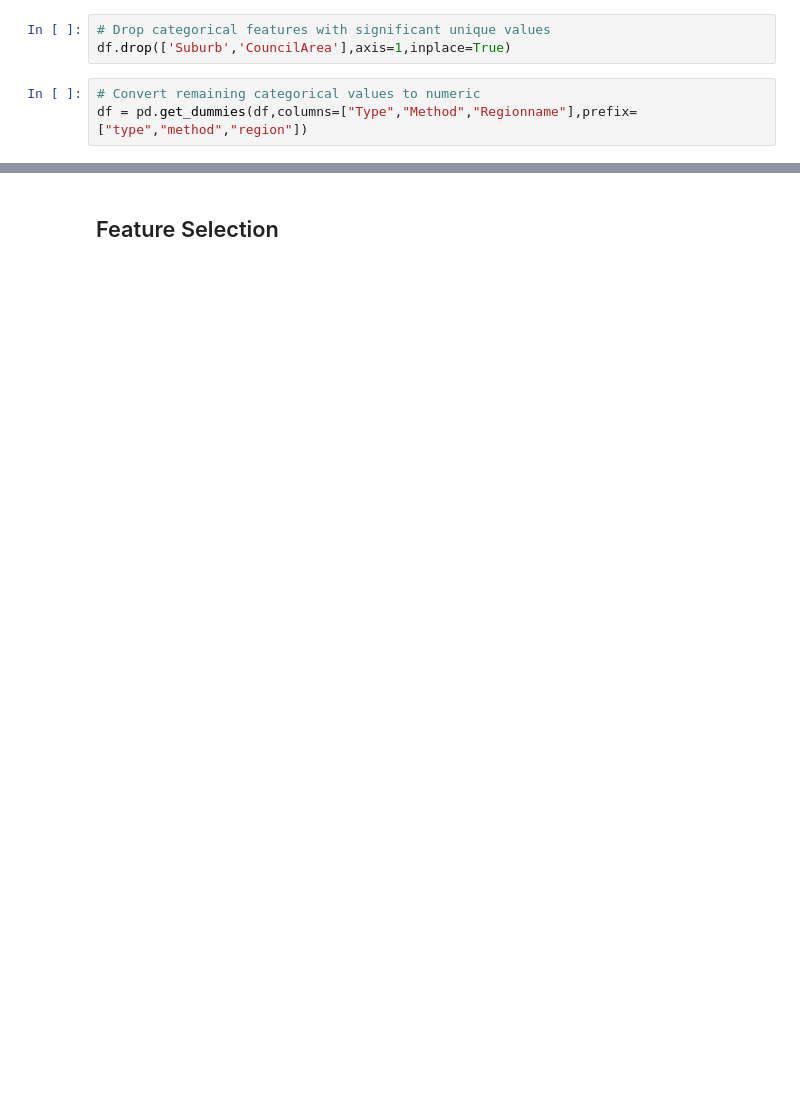
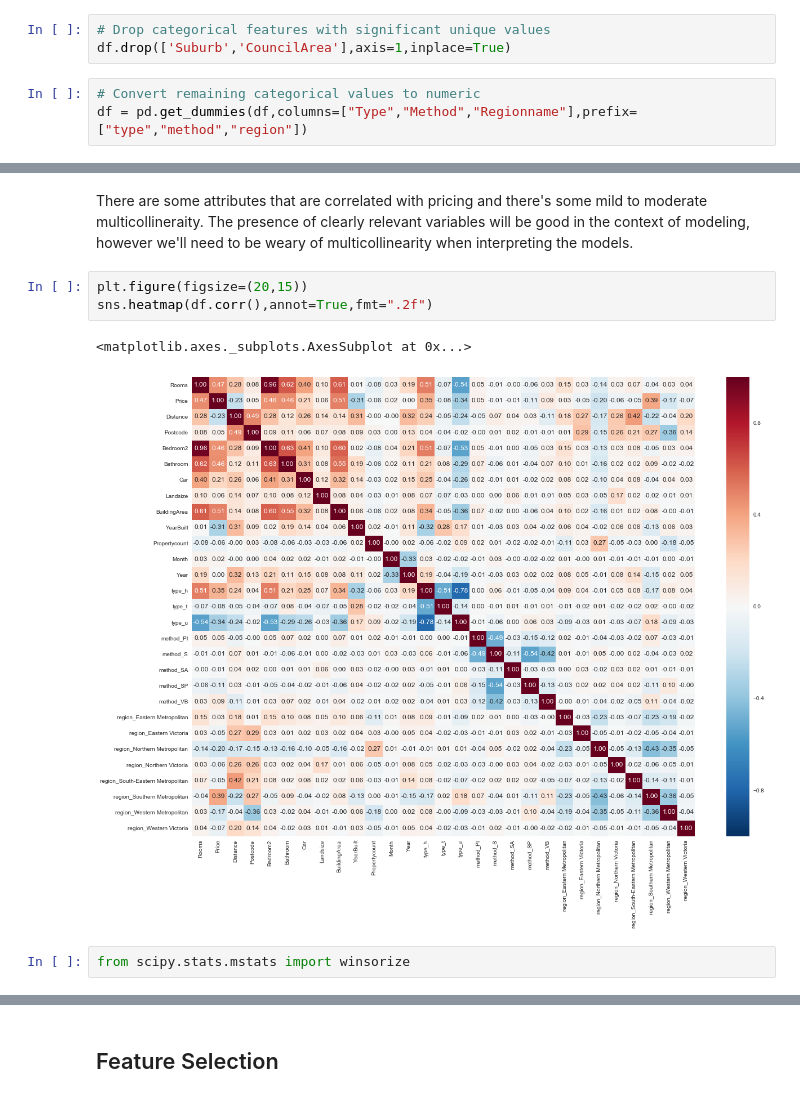
Before and after one commit to wliao1/Data-Science, a Jupyter notebook: Supervised Learning/Use Cases/Housing Price Prediction/Predicting+Housing+Prices.ipynb, the cells around one changed output, grey strips where cells are left out. Drawn from its saved outputs; the diff is of its cells as text; blank space fills up the shorter version.

```diff
--- a/Supervised Learning/Use Cases/Housing Price Prediction/Predicting+Housing+Prices.ipynb
+++ b/Supervised Learning/Use Cases/Housing Price Prediction/Predicting+Housing+Prices.ipynb
@@ -129,0 +117,10 @@ df.head()
+# %% [markdown]
+There are some attributes that are correlated with pricing and there's some mild to moderate multicollineraity. The presence of clearly relevant variables will be good in the context of modeling, however we'll need to be weary of multicollinearity when interpreting the models.
+# %%
+plt.figure(figsize=(20,15))
+sns.heatmap(df.corr(),annot=True,fmt=".2f")
+# %% [output]
+<matplotlib.axes._subplots.AxesSubplot at 0x...>
+[figure, added]
+# %%
+from scipy.stats.mstats import winsorize
```
Also changed, not shown: parts of 24 cells of this notebook.
